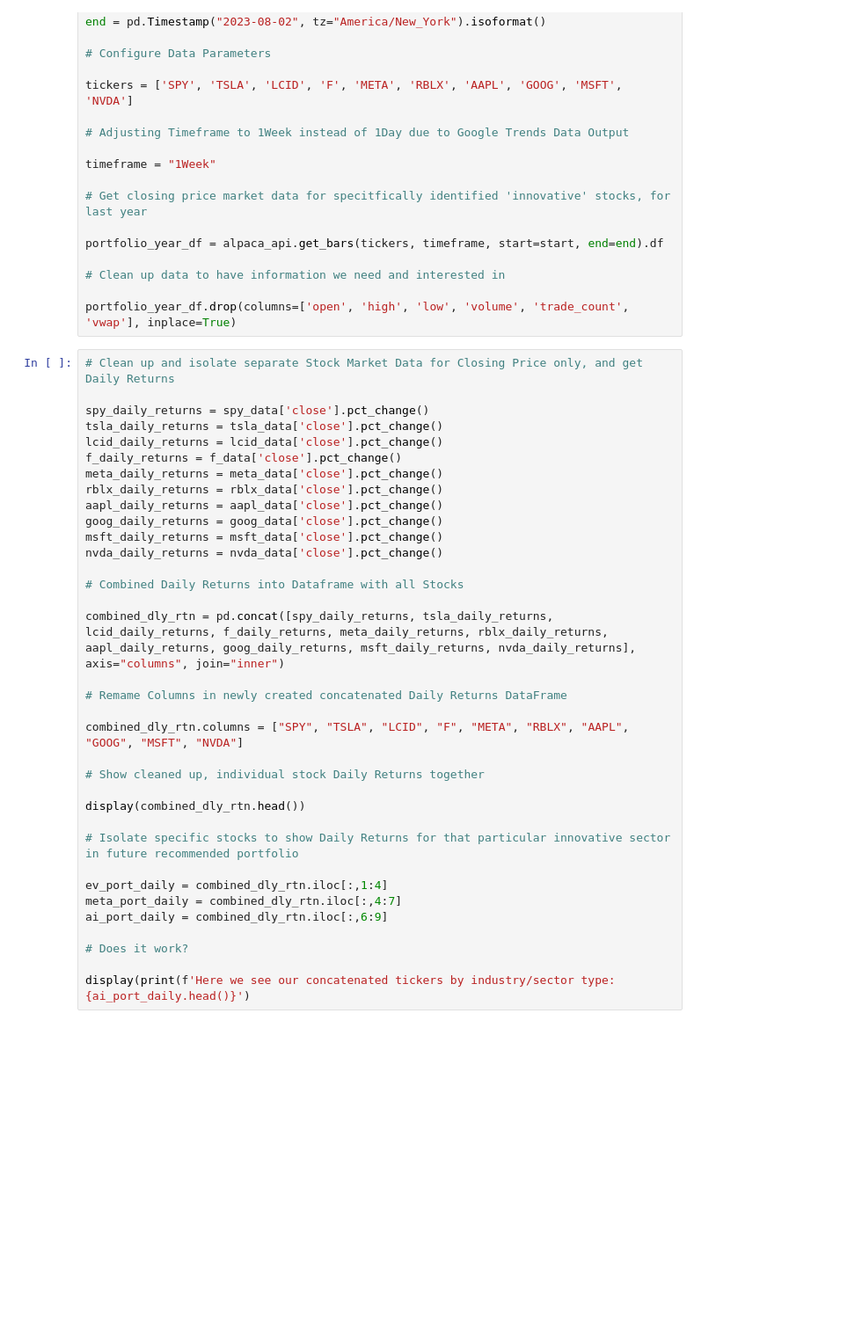
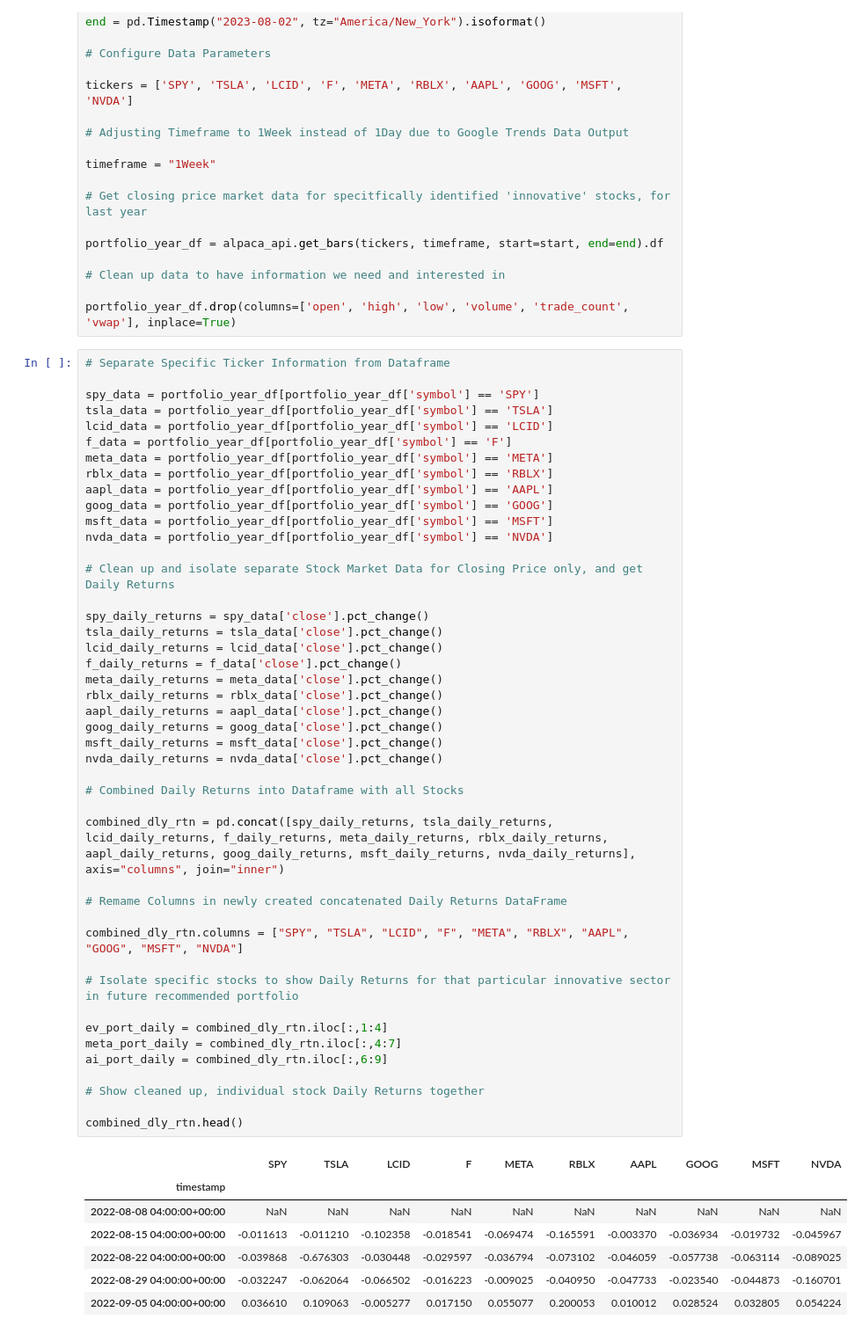
Before and after one commit to fintech-lex/innovest, a Jupyter notebook: InnoVest_Final_Demo.ipynb, the cells around one changed output. Shown at 88% size. Drawn from its saved outputs; the diff is of its cells as text; blank space fills up the shorter version.

```diff
--- a/InnoVest_Final_Demo.ipynb
+++ b/InnoVest_Final_Demo.ipynb
@@ -71,40 +72,57 @@ portfolio_year_df = alpaca_api.get_bars(tickers, timeframe, start=start, end=end
 
 portfolio_year_df.drop(columns=['open', 'high', 'low', 'volume', 'trade_count', 'vwap'], inplace=True)
 # %%
+# Separate Specific Ticker Information from Dataframe
+
+spy_data = portfolio_year_df[portfolio_year_df['symbol'] == 'SPY']
+tsla_data = portfolio_year_df[portfolio_year_df['symbol'] == 'TSLA']
+lcid_data = portfolio_year_df[portfolio_year_df['symbol'] == 'LCID']
+f_data = portfolio_year_df[portfolio_year_df['symbol'] == 'F']
+meta_data = portfolio_year_df[portfolio_year_df['symbol'] == 'META']
+rblx_data = portfolio_year_df[portfolio_year_df['symbol'] == 'RBLX']
+aapl_data = portfolio_year_df[portfolio_year_df['symbol'] == 'AAPL']
+goog_data = portfolio_year_df[portfolio_year_df['symbol'] == 'GOOG']
+msft_data = portfolio_year_df[portfolio_year_df['symbol'] == 'MSFT']
+nvda_data = portfolio_year_df[portfolio_year_df['symbol'] == 'NVDA']
+
 # Clean up and isolate separate Stock Market Data for Closing Price only, and get Daily Returns
 
 spy_daily_returns = spy_data['close'].pct_change()
 tsla_daily_returns = tsla_data['close'].pct_change()
 lcid_daily_returns = lcid_data['close'].pct_change()
 f_daily_returns = f_data['close'].pct_change()
 meta_daily_returns = meta_data['close'].pct_change()
 rblx_daily_returns = rblx_data['close'].pct_change()
 aapl_daily_returns = aapl_data['close'].pct_change()
 goog_daily_returns = goog_data['close'].pct_change()
 msft_daily_returns = msft_data['close'].pct_change()
 nvda_daily_returns = nvda_data['close'].pct_change()
 
 # Combined Daily Returns into Dataframe with all Stocks
 
 combined_dly_rtn = pd.concat([spy_daily_returns, tsla_daily_returns, lcid_daily_returns, f_daily_returns, meta_daily_returns, rblx_daily_returns, aapl_daily_returns, goog_daily_returns, msft_daily_returns, nvda_daily_returns], axis="columns", join="inner")
 
 # Remame Columns in newly created concatenated Daily Returns DataFrame
 
 combined_dly_rtn.columns = ["SPY", "TSLA", "LCID", "F", "META", "RBLX", "AAPL", "GOOG", "MSFT", "NVDA"]
 
-# Show cleaned up, individual stock Daily Returns together
-
-display(combined_dly_rtn.head())
-
 # Isolate specific stocks to show Daily Returns for that particular innovative sector in future recommended portfolio
 
 ev_port_daily = combined_dly_rtn.iloc[:,1:4]
 meta_port_daily = combined_dly_rtn.iloc[:,4:7]
 ai_port_daily = combined_dly_rtn.iloc[:,6:9]
 
-# Does it work?
+# Show cleaned up, individual stock Daily Returns together
 
-display(print(f'Here we see our concatenated tickers by industry/sector type: {ai_port_daily.head()}')
+combined_dly_rtn.head()
+# %% [output]
+|  | SPY | TSLA | LCID | F | META | RBLX | AAPL | GOOG | MSFT | NVDA |
+| timestamp |  |  |  |  |  |  |  |  |  |  |
+| 2022-08-08 04:00:00+00:00 | NaN | NaN | NaN | NaN | NaN | NaN | NaN | NaN | NaN | NaN |
+| 2022-08-15 04:00:00+00:00 | -0.011613 | -0.011210 | -0.102358 | -0.018541 | -0.069474 | -0.165591 | -0.003370 | -0.036934 | -0.019732 | -0.045967 |
+| 2022-08-22 04:00:00+00:00 | -0.039868 | -0.676303 | -0.030448 | -0.029597 | -0.036794 | -0.073102 | -0.046059 | -0.057738 | -0.063114 | -0.089025 |
+| 2022-08-29 04:00:00+00:00 | -0.032247 | -0.062064 | -0.066502 | -0.016223 | -0.009025 | -0.040950 | -0.047733 | -0.023540 | -0.044873 | -0.160701 |
+| 2022-09-05 04:00:00+00:00 | 0.036610 | 0.109063 | -0.005277 | 0.017150 | 0.055077 | 0.200053 | 0.010012 | 0.028524 | 0.032805 | 0.054224 |
 # %%
 # Write Code showing Annualized Standard Deviation
 
```
Also changed, not shown: parts of 12 cells of this notebook, 2 other files.
